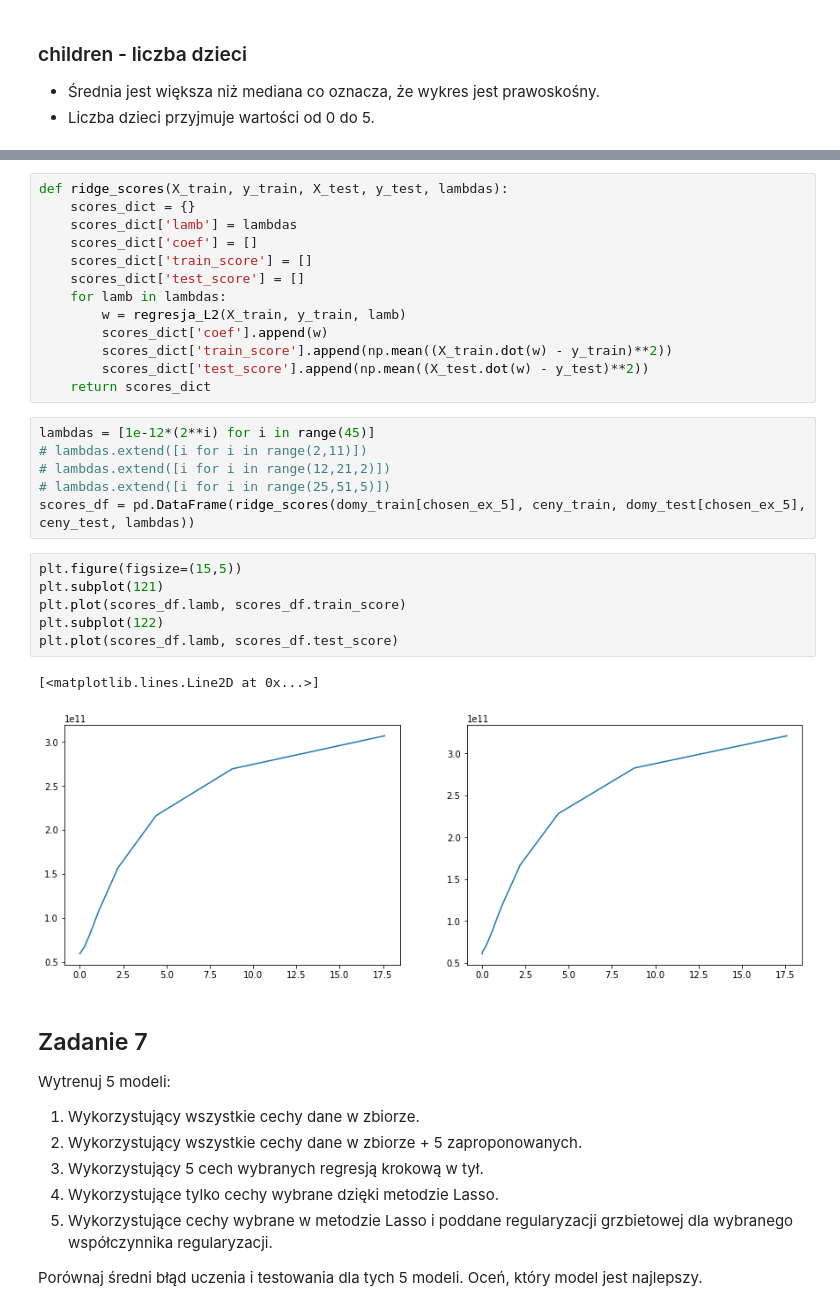
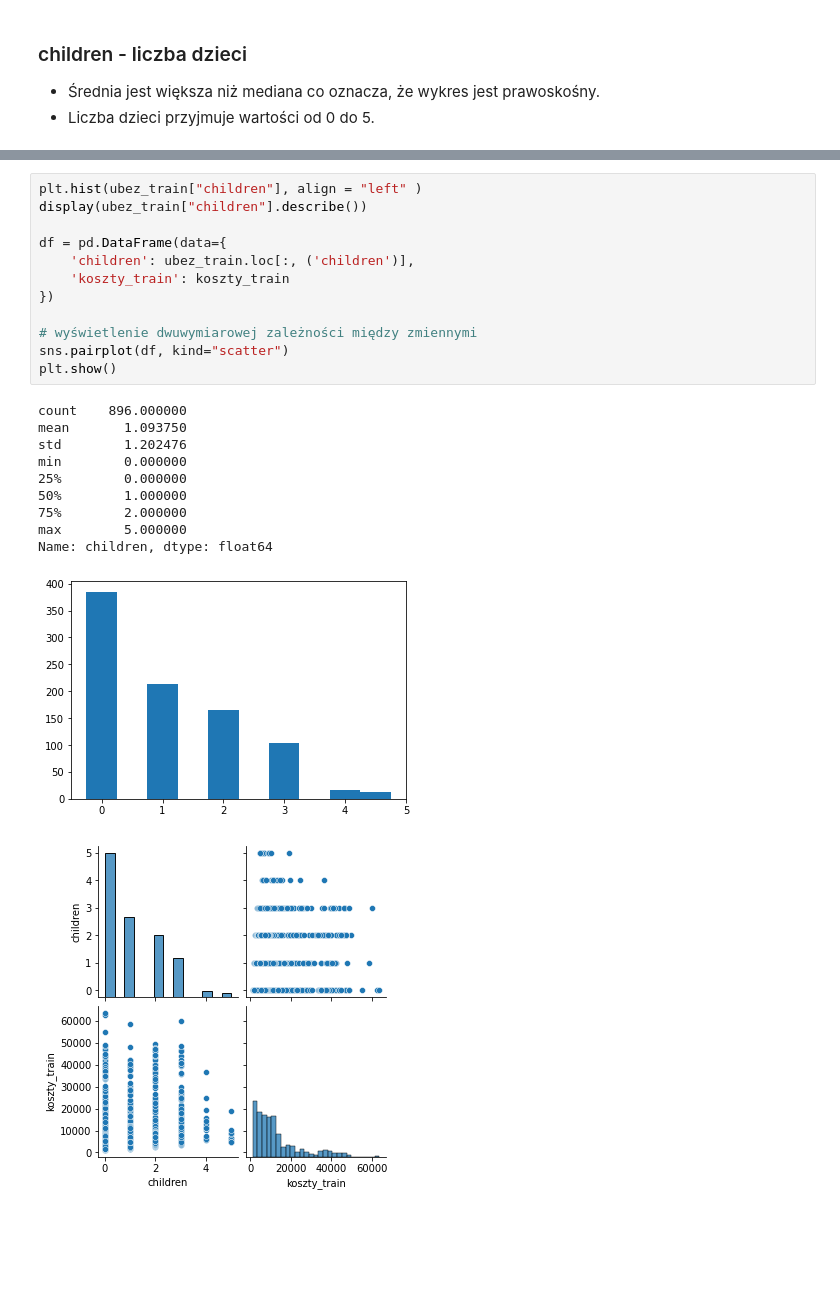
Before and after one commit to j-krolik/ZMUM-team, a Jupyter notebook: ZMUM - Projekt zespołowy.ipynb, the cells around one changed output, grey strips where cells are left out. Saved outputs shown, nothing was run; the diff lists cells and outputs as text; blank space fills up the shorter version.

Commit message:
Nowe cechy & dodanie 4 metod

```diff
--- a/ZMUM - Projekt zespołowy.ipynb
+++ b/ZMUM - Projekt zespołowy.ipynb
@@ -567,38 +156,24 @@ def regresja_ridge(X, y, lamb):
-# %%
-def ridge_scores(X_train, y_train, X_test, y_test, lambdas):
-    scores_dict = {}
-    scores_dict['lamb'] = lambdas
-    scores_dict['coef'] = []
-    scores_dict['train_score'] = []
-    scores_dict['test_score'] = []
-    for lamb in lambdas:
-        w = regresja_L2(X_train, y_train, lamb)
-        scores_dict['coef'].append(w)
-        scores_dict['train_score'].append(np.mean((X_train.dot(w) - y_train)**2))
-        scores_dict['test_score'].append(np.mean((X_test.dot(w) - y_test)**2))
-    return scores_dict
-# %%
-lambdas = [1e-12*(2**i) for i in range(45)]
-# lambdas.extend([i for i in range(2,11)])
-# lambdas.extend([i for i in range(12,21,2)])
-# lambdas.extend([i for i in range(25,51,5)])
-scores_df = pd.DataFrame(ridge_scores(domy_train[chosen_ex_5], ceny_train, domy_test[chosen_ex_5], ceny_test, lambdas))
-# %%
-plt.figure(figsize=(15,5))
-plt.subplot(121)
-plt.plot(scores_df.lamb, scores_df.train_score)
-plt.subplot(122)
-plt.plot(scores_df.lamb, scores_df.test_score)
-# %% [output]
-[<matplotlib.lines.Line2D at 0x...>]
-[figure, removed]
-# %% [markdown]
-## Zadanie 7
-Wytrenuj 5 modeli:
-1. Wykorzystujący wszystkie cechy dane w zbiorze.
-2. Wykorzystujący wszystkie cechy dane w zbiorze + 5 zaproponowanych.
-3. Wykorzystujący 5 cech wybranych regresją krokową w tył.
-4. Wykorzystujące tylko cechy wybrane dzięki metodzie Lasso.
-5. Wykorzystujące cechy wybrane w metodzie Lasso i poddane regularyzacji grzbietowej dla wybranego współczynnika regularyzacji.
-
-Porównaj średni błąd uczenia i testowania dla tych 5 modeli. Oceń, który model jest najlepszy.
+# %%
+plt.hist(ubez_train["children"], align = "left" )
+display(ubez_train["children"].describe())
+
+df = pd.DataFrame(data={
+    'children': ubez_train.loc[:, ('children')],
+    'koszty_train': koszty_train
+})
+
+# wyświetlenie dwuwymiarowej zależności między zmiennymi
+sns.pairplot(df, kind="scatter")
+plt.show()
+# %% [output]
+count    896.000000
+mean       1.093750
+std        1.202476
+min        0.000000
+25%        0.000000
+50%        1.000000
+75%        2.000000
+max        5.000000
+Name: children, dtype: float64
+[figure, added]
+[figure, added]
```
Also changed, not shown: parts of 98 cells of this notebook, 1 other file.
